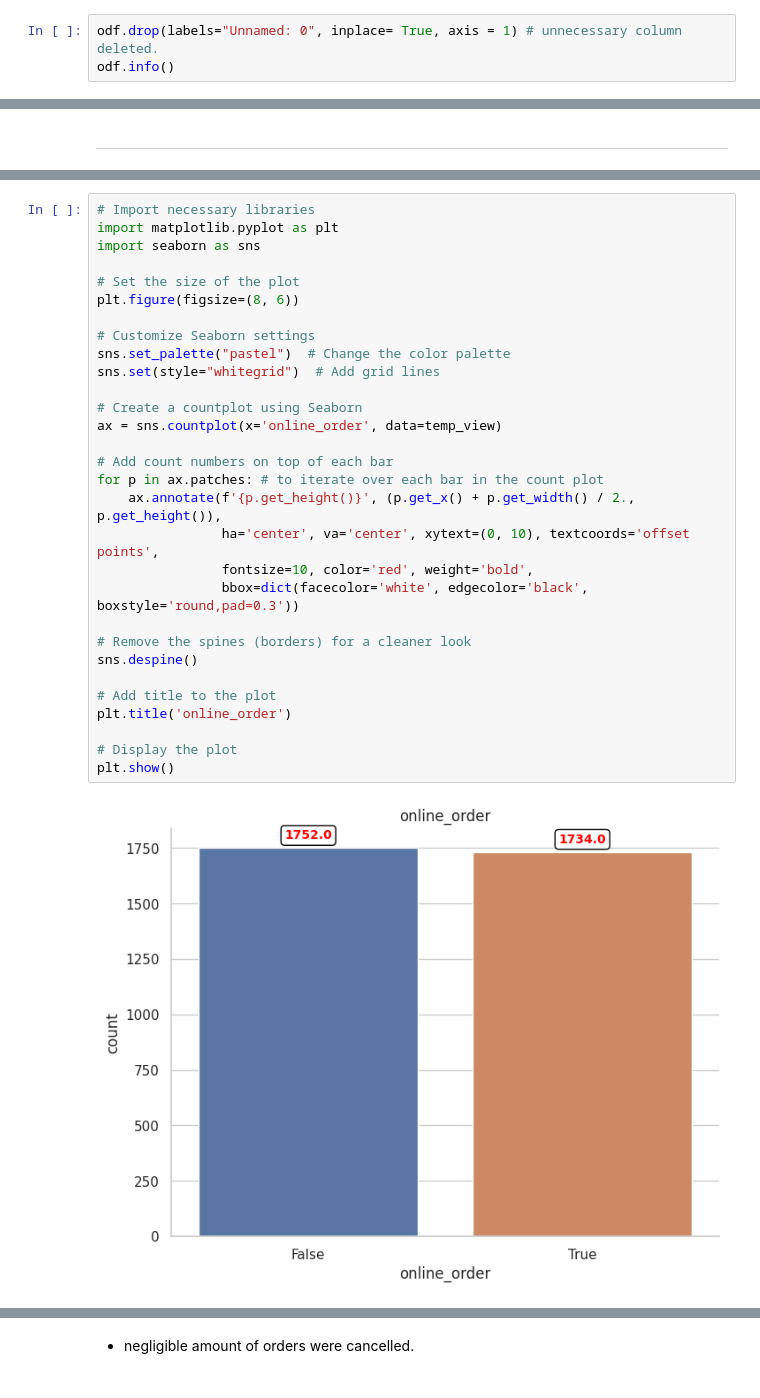
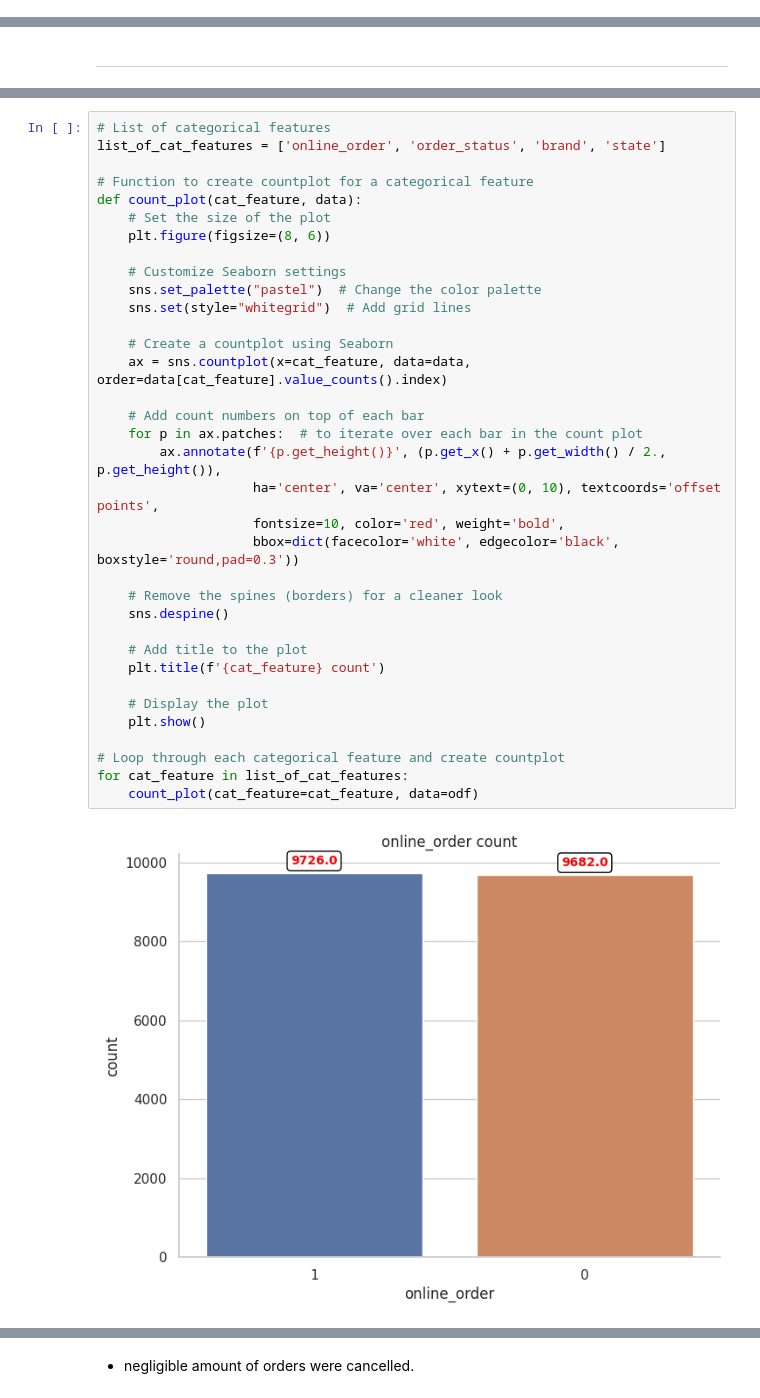
Before and after one commit to omkarpawar1430/KPMG-Virtual-Internship, a Jupyter notebook: Module 2/data_viz_old data.ipynb, the cells around one changed output, grey strips where cells are left out. Cells and saved outputs as stored; diff of their text form.

```diff
--- a/Module 2/data_viz_old data.ipynb
+++ b/Module 2/data_viz_old data.ipynb
@@ -302,9 +214,6 @@ plt.show()
 [figure]
 # %% [markdown]
 -----
-# %%
-odf.drop(labels="Unnamed: 0", inplace= True, axis = 1) # unnecessary column deleted.
-odf.info()
 # %%
 numerical_columns = odf.columns[odf.dtypes != 'object']
 categorical_columns = odf.columns[odf.dtypes == 'object']
@@ -370,32 +255,37 @@ Index(['customer_id', 'past_3_years_bike_related_purchases', 'DOB', 'tenure',
 # %%
-# Import necessary libraries
-import matplotlib.pyplot as plt
-import seaborn as sns
+# List of categorical features
+list_of_cat_features = ['online_order', 'order_status', 'brand', 'state']
 
-# Set the size of the plot
-plt.figure(figsize=(8, 6))
+# Function to create countplot for a categorical feature
+def count_plot(cat_feature, data):
+    # Set the size of the plot
+    plt.figure(figsize=(8, 6))
 
-# Customize Seaborn settings
-sns.set_palette("pastel")  # Change the color palette
-sns.set(style="whitegrid")  # Add grid lines
+    # Customize Seaborn settings
+    sns.set_palette("pastel")  # Change the color palette
+    sns.set(style="whitegrid")  # Add grid lines
 
-# Create a countplot using Seaborn
-ax = sns.countplot(x='online_order', data=temp_view)
+    # Create a countplot using Seaborn
+    ax = sns.countplot(x=cat_feature, data=data, order=data[cat_feature].value_counts().index)
 
-# Add count numbers on top of each bar
-for p in ax.patches: # to iterate over each bar in the count plot
-    ax.annotate(f'{p.get_height()}', (p.get_x() + p.get_width() / 2., p.get_height()),
-                ha='center', va='center', xytext=(0, 10), textcoords='offset points',
-                fontsize=10, color='red', weight='bold',
-                bbox=dict(facecolor='white', edgecolor='black', boxstyle='round,pad=0.3'))
+    # Add count numbers on top of each bar
+    for p in ax.patches:  # to iterate over each bar in the count plot
+        ax.annotate(f'{p.get_height()}', (p.get_x() + p.get_width() / 2., p.get_height()),
+                    ha='center', va='center', xytext=(0, 10), textcoords='offset points',
+                    fontsize=10, color='red', weight='bold',
+                    bbox=dict(facecolor='white', edgecolor='black', boxstyle='round,pad=0.3'))
 
-# Remove the spines (borders) for a cleaner look
-sns.despine()
+    # Remove the spines (borders) for a cleaner look
+    sns.despine()
 
-# Add title to the plot
-plt.title('online_order')
+    # Add title to the plot
+    plt.title(f'{cat_feature} count')
 
-# Display the plot
-plt.show()
+    # Display the plot
+    plt.show()
+
+# Loop through each categorical feature and create countplot
+for cat_feature in list_of_cat_features:
+    count_plot(cat_feature=cat_feature, data=odf)
 # %% [output]
-[figure, old version]
+[figure, new version]
```
Also changed, not shown: parts of 40 cells of this notebook, 14 other files.
